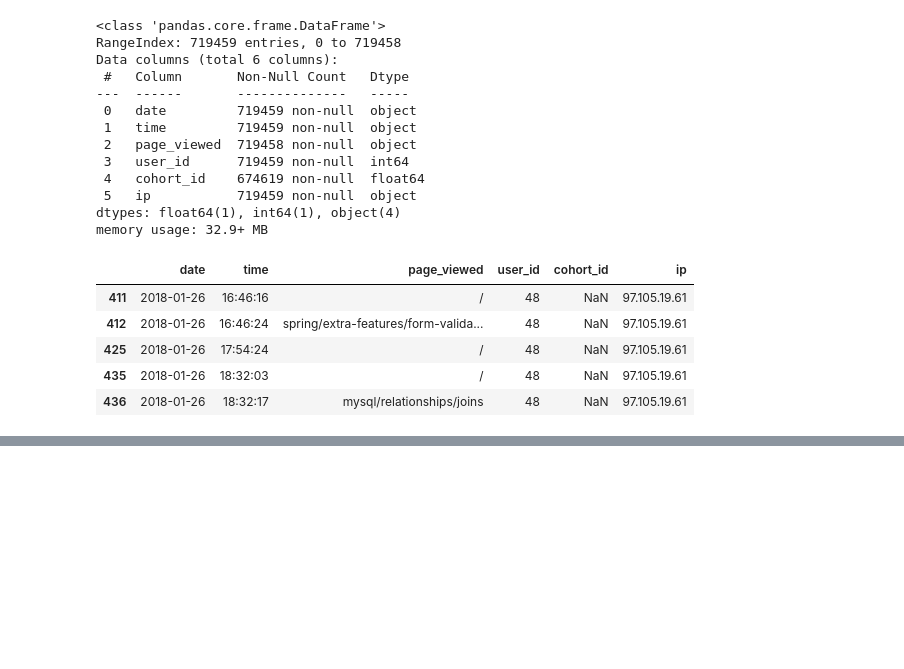
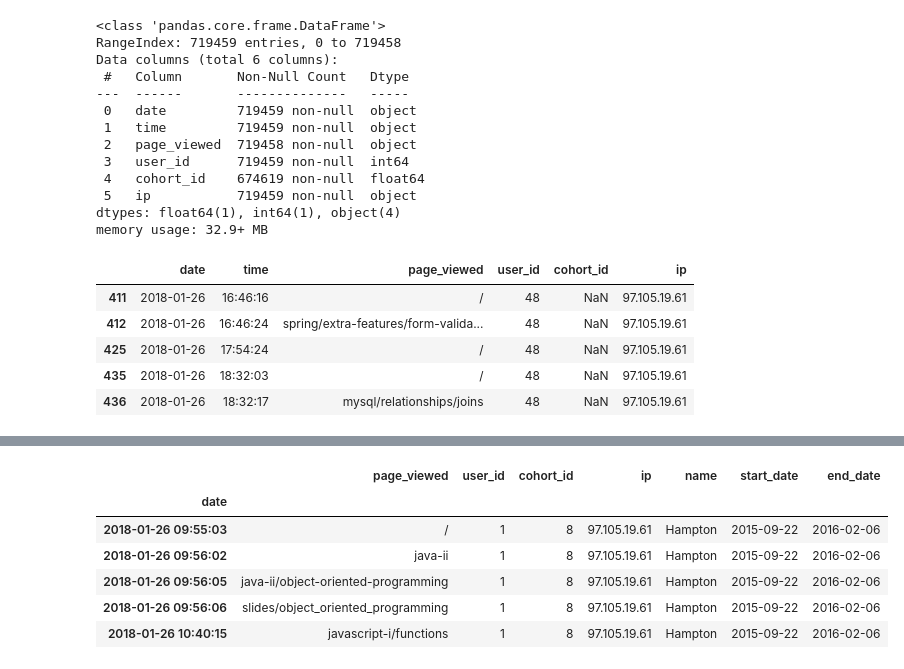
Before and after one commit to matt-c-knight/time-series-project, a Jupyter notebook: explore.ipynb, the cells around one changed output, grey strips where cells are left out. Saved outputs shown, nothing was run; the diff lists cells and outputs as text; code cells hidden in the pictures; blank space fills up the shorter version.

```diff
--- a/explore.ipynb
+++ b/explore.ipynb
@@ -95,0 +226,10 @@ df = df.set_index('date')
+# %%
+result.head()
+# %% [output]
+|  | page_viewed | user_id | cohort_id | ip | name | start_date | end_date |
+| date |  |  |  |  |  |  |  |
+| 2018-01-26 09:55:03 | / | 1 | 8 | 97.105.19.61 | Hampton | 2015-09-22 | 2016-02-06 |
+| 2018-01-26 09:56:02 | java-ii | 1 | 8 | 97.105.19.61 | Hampton | 2015-09-22 | 2016-02-06 |
+| 2018-01-26 09:56:05 | java-ii/object-oriented-programming | 1 | 8 | 97.105.19.61 | Hampton | 2015-09-22 | 2016-02-06 |
+| 2018-01-26 09:56:06 | slides/object_oriented_programming | 1 | 8 | 97.105.19.61 | Hampton | 2015-09-22 | 2016-02-06 |
+| 2018-01-26 10:40:15 | javascript-i/functions | 1 | 8 | 97.105.19.61 | Hampton | 2015-09-22 | 2016-02-06 |
```
Also changed, not shown: parts of 32 cells of this notebook.
